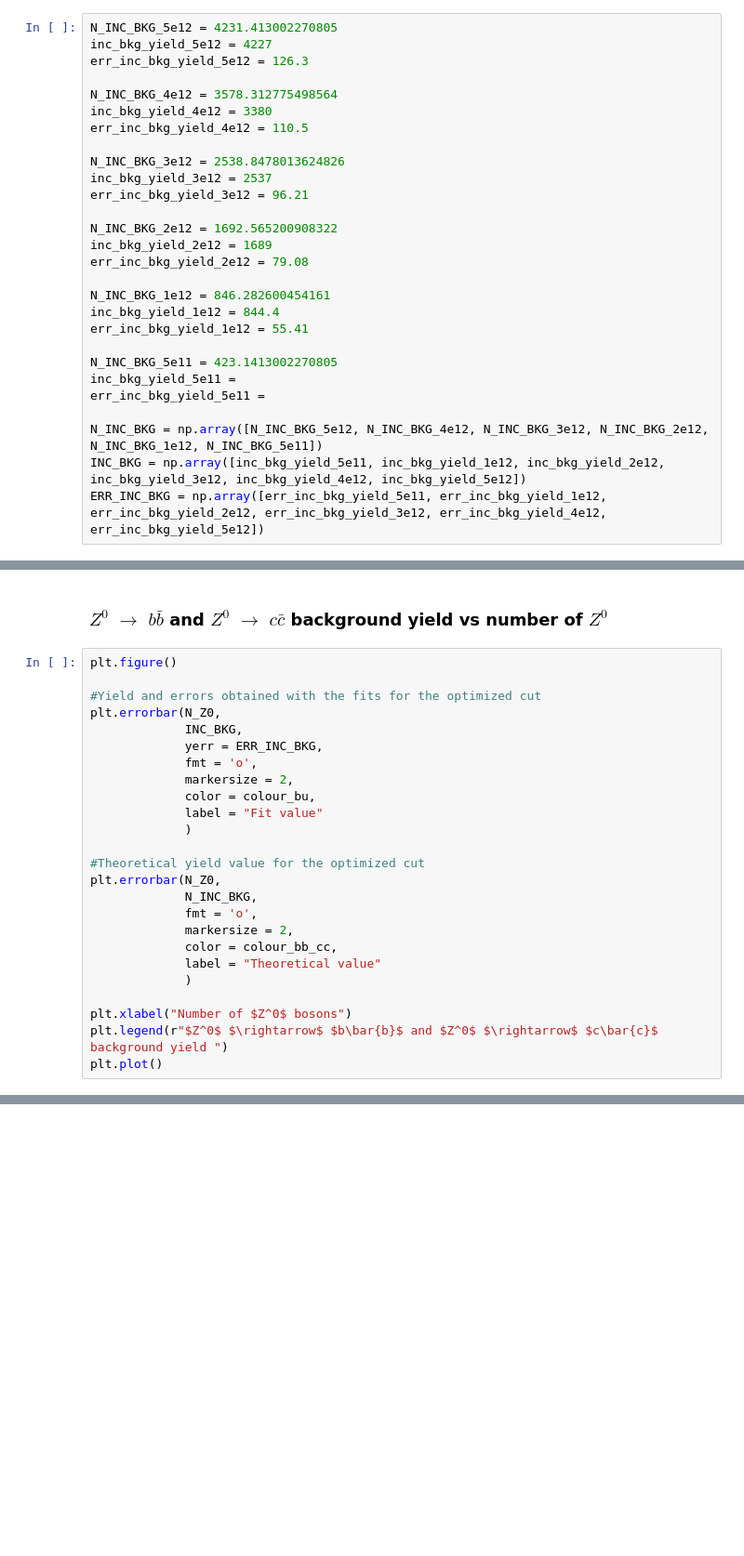
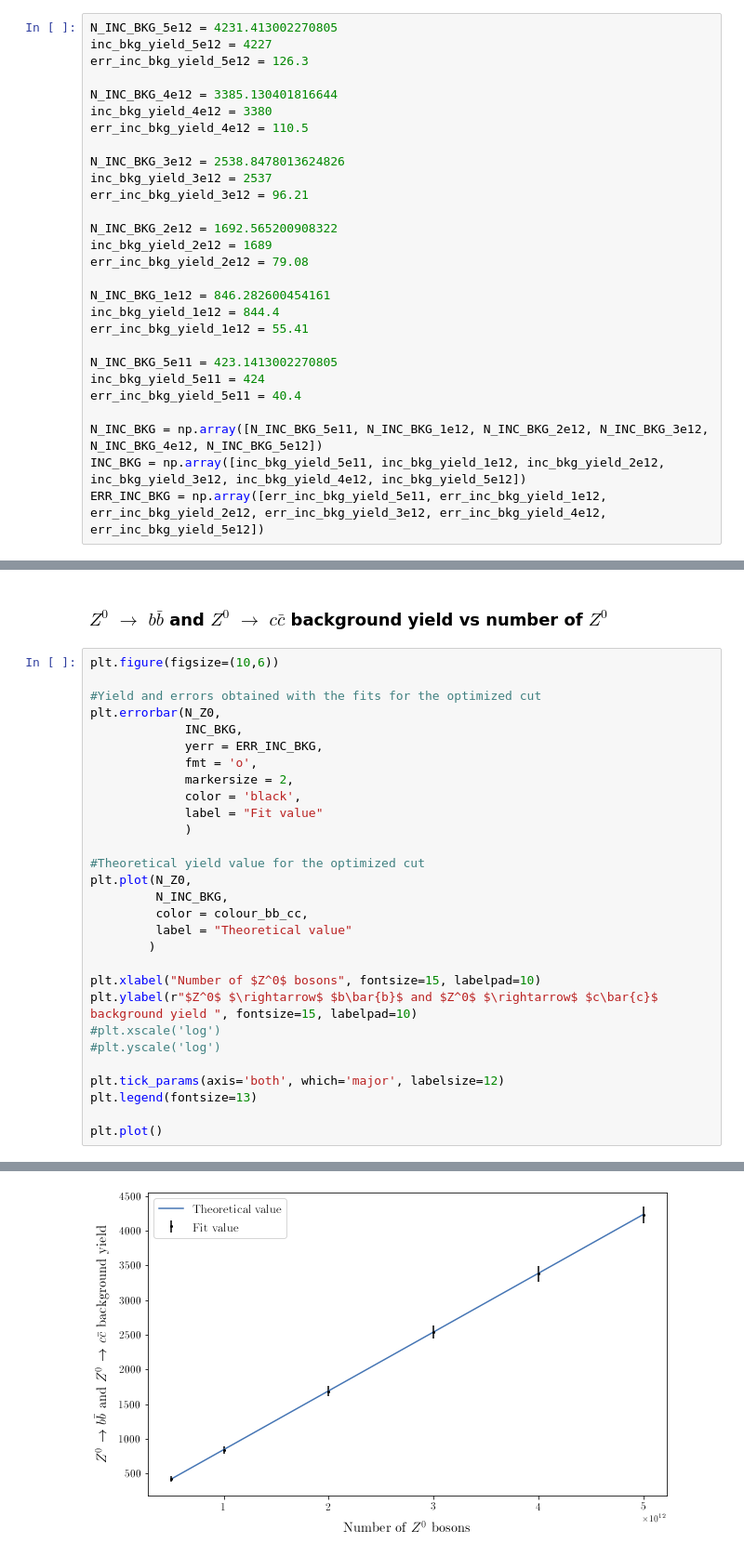
Before and after one commit to MarieHartmann/Stage_M1, a Jupyter notebook: Stage_M1/Bc_to_tau_nu/Template_fits/N_Z0-vs-yields.ipynb, the cells around one changed output, grey strips where cells are left out. Shown at 93% size. Drawn from its saved outputs; the diff is of its cells as text; blank space fills up the shorter version.

```diff
--- a/Stage_M1/Bc_to_tau_nu/Template_fits/N_Z0-vs-yields.ipynb
+++ b/Stage_M1/Bc_to_tau_nu/Template_fits/N_Z0-vs-yields.ipynb
@@ -87,7 +95,7 @@ N_INC_BKG_5e12 = 4231.413002270805
 inc_bkg_yield_5e12 = 4227
 err_inc_bkg_yield_5e12 = 126.3
 
-N_INC_BKG_4e12 = 3578.312775498564
+N_INC_BKG_4e12 = 3385.130401816644
 inc_bkg_yield_4e12 = 3380
 err_inc_bkg_yield_4e12 = 110.5
 
@@ -104,10 +112,10 @@ inc_bkg_yield_1e12 = 844.4
 err_inc_bkg_yield_1e12 = 55.41
 
 N_INC_BKG_5e11 = 423.1413002270805
-inc_bkg_yield_5e11 =
-err_inc_bkg_yield_5e11 =
+inc_bkg_yield_5e11 = 424
+err_inc_bkg_yield_5e11 = 40.4
 
-N_INC_BKG = np.array([N_INC_BKG_5e12, N_INC_BKG_4e12, N_INC_BKG_3e12, N_INC_BKG_2e12, N_INC_BKG_1e12, N_INC_BKG_5e11])
+N_INC_BKG = np.array([N_INC_BKG_5e11, N_INC_BKG_1e12, N_INC_BKG_2e12, N_INC_BKG_3e12, N_INC_BKG_4e12, N_INC_BKG_5e12])
 INC_BKG = np.array([inc_bkg_yield_5e11, inc_bkg_yield_1e12, inc_bkg_yield_2e12, inc_bkg_yield_3e12, inc_bkg_yield_4e12, inc_bkg_yield_5e12])
 ERR_INC_BKG = np.array([err_inc_bkg_yield_5e11, err_inc_bkg_yield_1e12, err_inc_bkg_yield_2e12, err_inc_bkg_yield_3e12, err_inc_bkg_yield_4e12, err_inc_bkg_yield_5e12])
 # %% [markdown]
@@ -181,7 +197,7 @@ NameError: name 'N_Z0' is not defined
 # %% [markdown]
 ### $Z^0$ $\rightarrow$ $b\bar{b}$ and $Z^0$ $\rightarrow$ $c\bar{c}$ background yield vs number of $Z^0$
 # %%
-plt.figure()
+plt.figure(figsize=(10,6))
 
 #Yield and errors obtained with the fits for the optimized cut
 plt.errorbar(N_Z0,
@@ -189,19 +205,24 @@ plt.errorbar(N_Z0,
              yerr = ERR_INC_BKG,
              fmt = 'o',
              markersize = 2,
-             color = colour_bu,
+             color = 'black',
              label = "Fit value"
              )
 
 #Theoretical yield value for the optimized cut
-plt.errorbar(N_Z0,
-             N_INC_BKG,
-             fmt = 'o',
-             markersize = 2,
-             color = colour_bb_cc,
-             label = "Theoretical value"
-             )
+plt.plot(N_Z0,
+         N_INC_BKG,
+         color = colour_bb_cc,
+         label = "Theoretical value"
+        )
 
-plt.xlabel("Number of $Z^0$ bosons")
-plt.legend(r"$Z^0$ $\rightarrow$ $b\bar{b}$ and $Z^0$ $\rightarrow$ $c\bar{c}$ background yield ")
+plt.xlabel("Number of $Z^0$ bosons", fontsize=15, labelpad=10)
+plt.ylabel(r"$Z^0$ $\rightarrow$ $b\bar{b}$ and $Z^0$ $\rightarrow$ $c\bar{c}$ background yield ", fontsize=15, labelpad=10)
+#plt.xscale('log')
+#plt.yscale('log')
+
+plt.tick_params(axis='both', which='major', labelsize=12)
+plt.legend(fontsize=13)
+
 plt.plot()
+# %% [output]
@@ -207,0 +230 @@ plt.plot()
+[figure, added]
```
Also changed, not shown: parts of 13 cells of this notebook.
